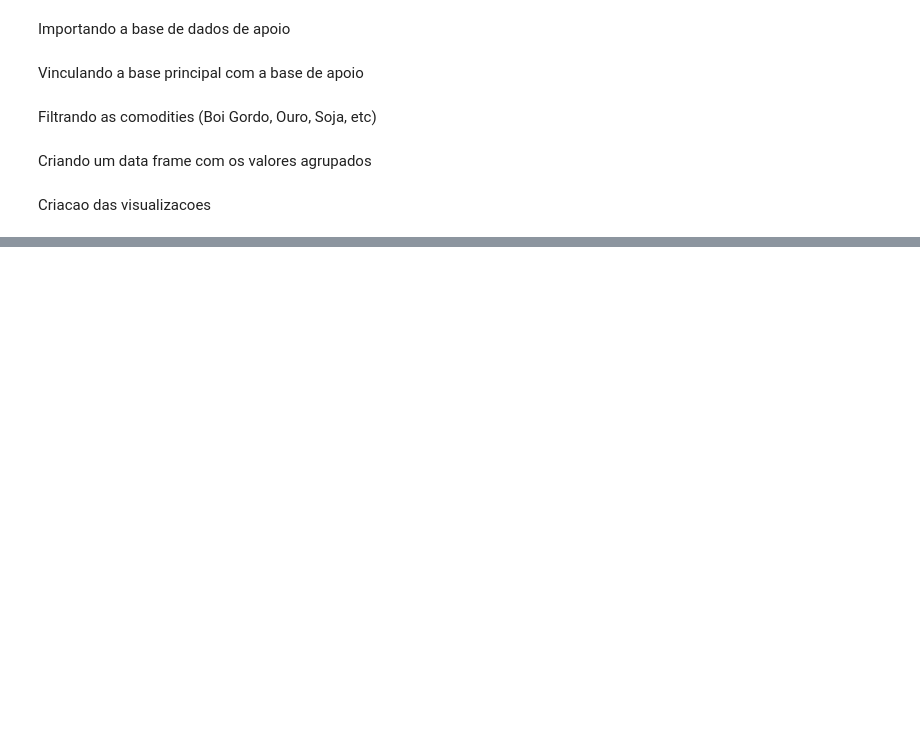
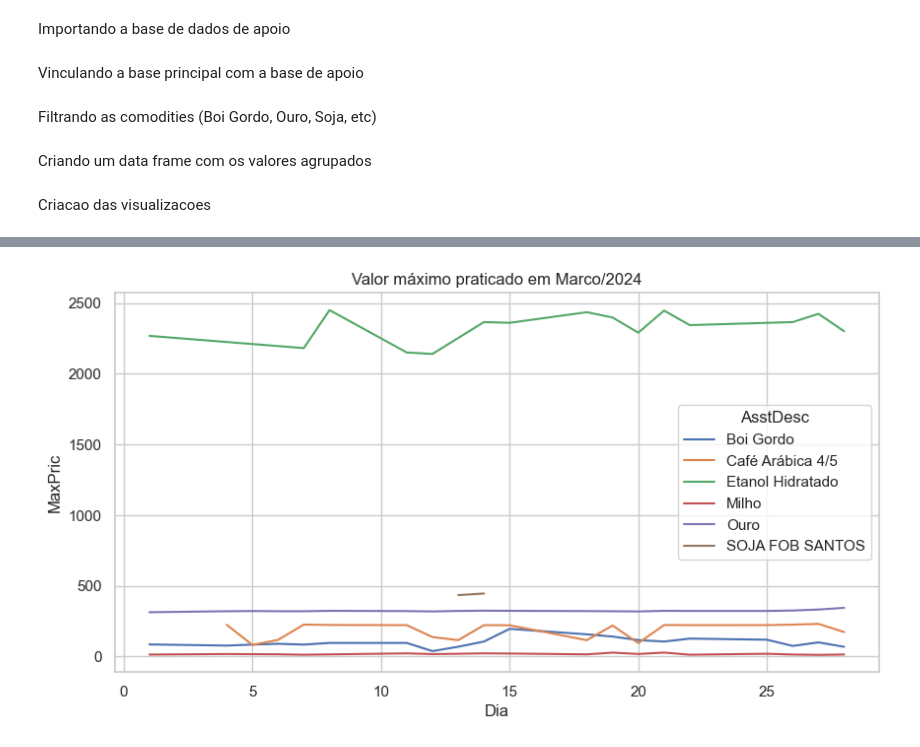
Before and after one commit to pcmassonjr/ProjetoAplicado, a Jupyter notebook: Aplicação/Projeto Aplicado - B3.ipynb, the cells around one changed output, grey strips where cells are left out. Cells and saved outputs as stored; diff of their text form; code cells hidden in the pictures; blank space fills up the shorter version.

```diff
--- a/Aplicação/Projeto Aplicado - B3.ipynb
+++ b/Aplicação/Projeto Aplicado - B3.ipynb
@@ -90,0 +77,7 @@ sns.lineplot(data=Base_Agrupada, x='Dia', y='MinPric', hue='AsstDesc')
+# %%
+plt.figure(figsize=(10,5))
+sns.lineplot(data=Base_Agrupada, x='Dia', y='MaxPric', hue='AsstDesc')
+plt.title('Valor máximo praticado em Marco/2024')
+plt.show()
+# %% [output]
+[figure, added]
```
Also changed, not shown: parts of 7 cells of this notebook.
